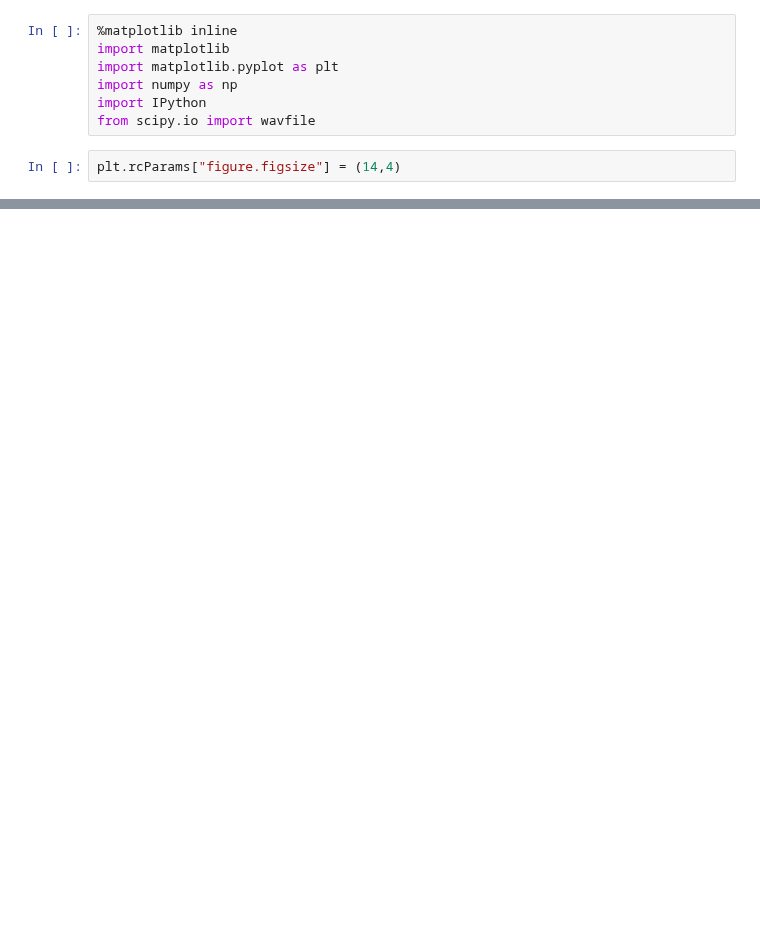
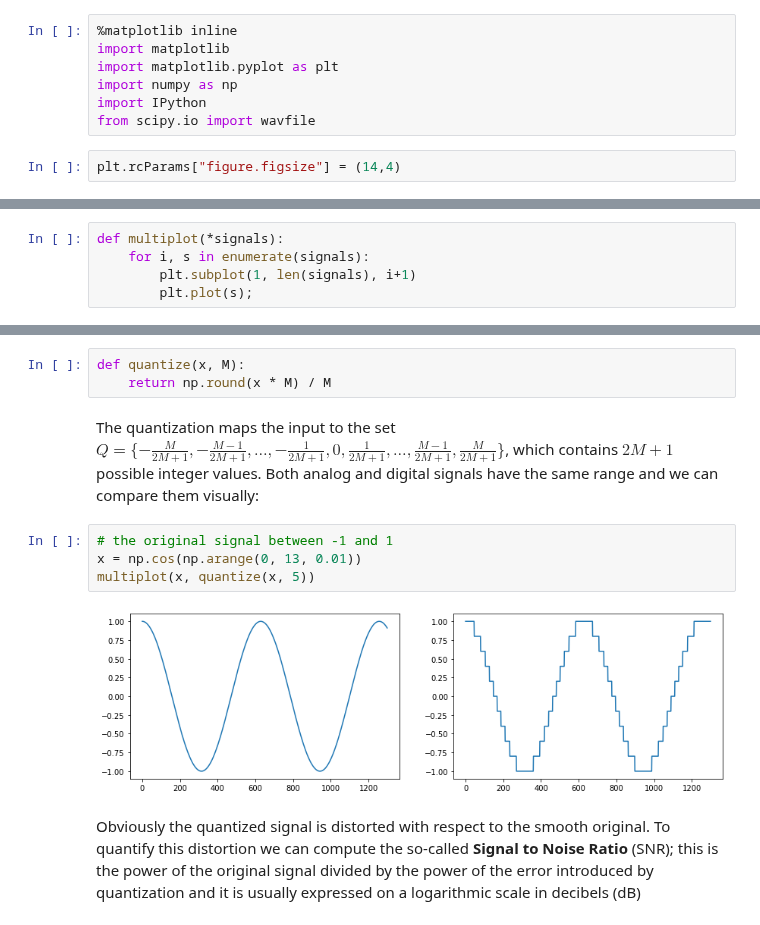
Before and after one commit to prandoni/COM303, a Jupyter notebook: SignalTransmission/SignalTransmission.ipynb, the cells around one changed output, grey strips where cells are left out. Saved outputs shown, nothing was run; the diff lists cells and outputs as text; blank space fills up the shorter version.

Commit message:
signal transmission revamped

```diff
--- a/SignalTransmission/SignalTransmission.ipynb
+++ b/SignalTransmission/SignalTransmission.ipynb
@@ -147,0 +15,5 @@ Digital trasmission: SNR = 6.228061 dB
+# %%
+def multiplot(*signals):
+    for i, s in enumerate(signals):
+        plt.subplot(1, len(signals), i+1)
+        plt.plot(s);
@@ -147,0 +66,13 @@ Digital trasmission: SNR = 6.228061 dB
+# %%
+def quantize(x, M):
+    return np.round(x * M) / M
+# %% [markdown]
+The quantization maps the input to the set $Q = \{-\frac{M}{2M+1}, -\frac{M-1}{2M+1}, \ldots, -\frac{1}{2M+1}, 0, \frac{1}{2M+1}, \ldots, \frac{M-1}{2M+1}, \frac{M}{2M+1}\}$, which contains $2M+1$ possible integer values. Both analog and digital signals have the same range and we can compare them visually:
+# %%
+# the original signal between -1 and 1
+x = np.cos(np.arange(0, 13, 0.01))
+multiplot(x, quantize(x, 5))
+# %% [output]
+[figure, added]
+# %% [markdown]
+Obviously the quantized signal is distorted with respect to the smooth original. To quantify this distortion we can compute the so-called **Signal to Noise Ratio** (SNR); this is the power of the original signal divided by the power of the error introduced by quantization and it is usually expressed on a logarithmic scale in decibels (dB)
```
Also changed, not shown: parts of 71 cells of this notebook, 2 other files.
